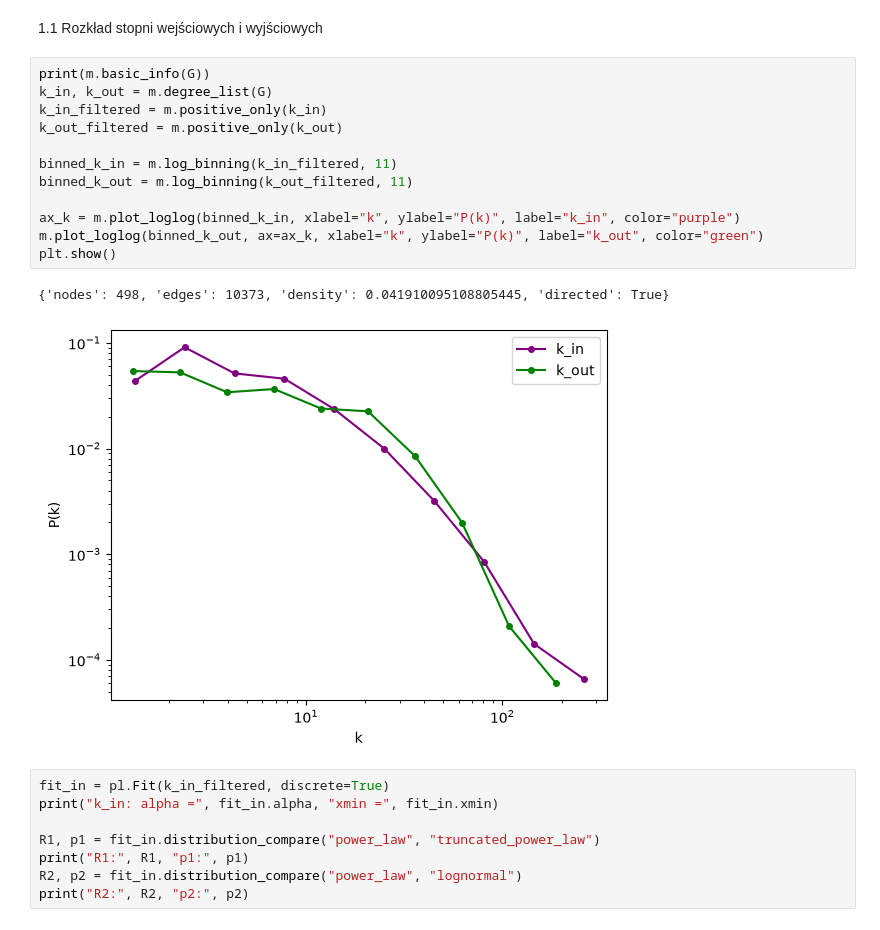
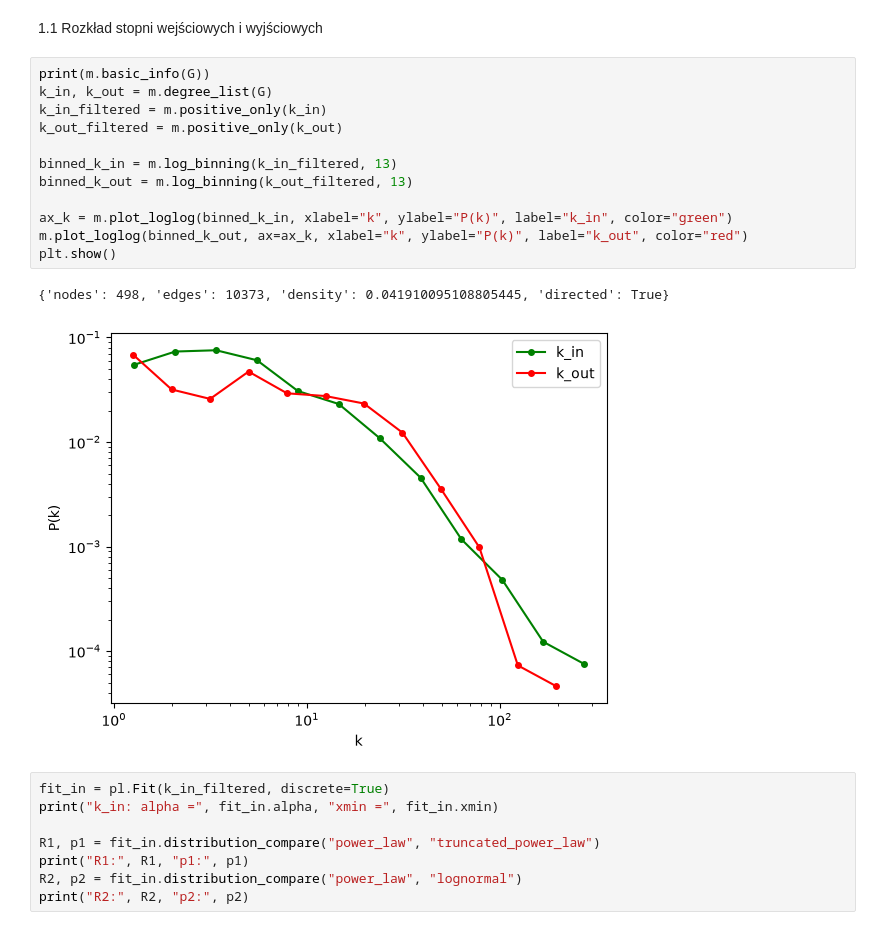
Before and after one commit to mlenart4/inzynierka, a Jupyter notebook: graph_metrics.ipynb, the cells around one changed output. Cells and saved outputs as stored; diff of their text form.

```diff
--- a/graph_metrics.ipynb
+++ b/graph_metrics.ipynb
@@ -12,18 +12,18 @@ DiGraph with 498 nodes and 10373 edges
 # %%
 print(m.basic_info(G))
 k_in, k_out = m.degree_list(G)
 k_in_filtered = m.positive_only(k_in)
 k_out_filtered = m.positive_only(k_out)
 
-binned_k_in = m.log_binning(k_in_filtered, 11)
-binned_k_out = m.log_binning(k_out_filtered, 11)
+binned_k_in = m.log_binning(k_in_filtered, 13)
+binned_k_out = m.log_binning(k_out_filtered, 13)
 
-ax_k = m.plot_loglog(binned_k_in, xlabel="k", ylabel="P(k)", label="k_in", color="purple")
-m.plot_loglog(binned_k_out, ax=ax_k, xlabel="k", ylabel="P(k)", label="k_out", color="green")
+ax_k = m.plot_loglog(binned_k_in, xlabel="k", ylabel="P(k)", label="k_in", color="green")
+m.plot_loglog(binned_k_out, ax=ax_k, xlabel="k", ylabel="P(k)", label="k_out", color="red")
 plt.show()
 # %% [output]
 {'nodes': 498, 'edges': 10373, 'density': 0.041910095108805445, 'directed': True}
-[figure, old version]
+[figure, new version]
 # %%
 fit_in = pl.Fit(k_in_filtered, discrete=True)
 print("k_in: alpha =", fit_in.alpha, "xmin =", fit_in.xmin)
```
Also changed, not shown: parts of 8 cells of this notebook.
